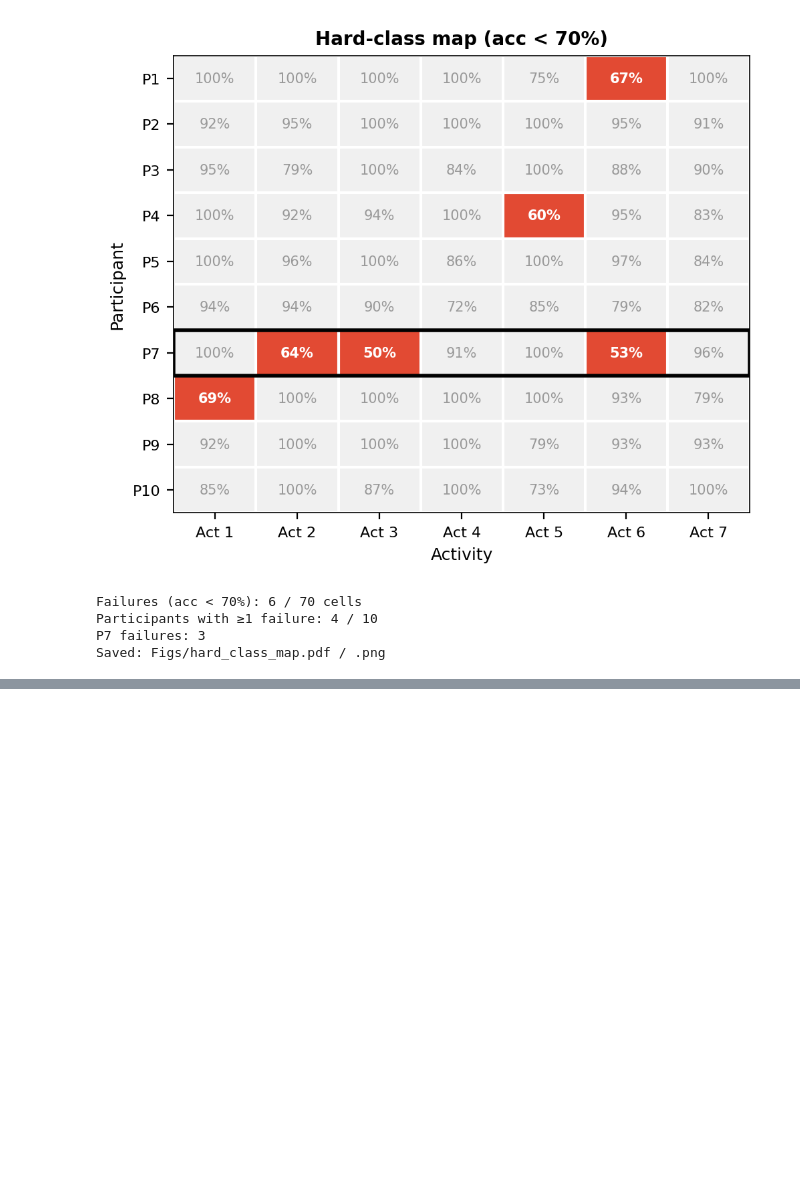
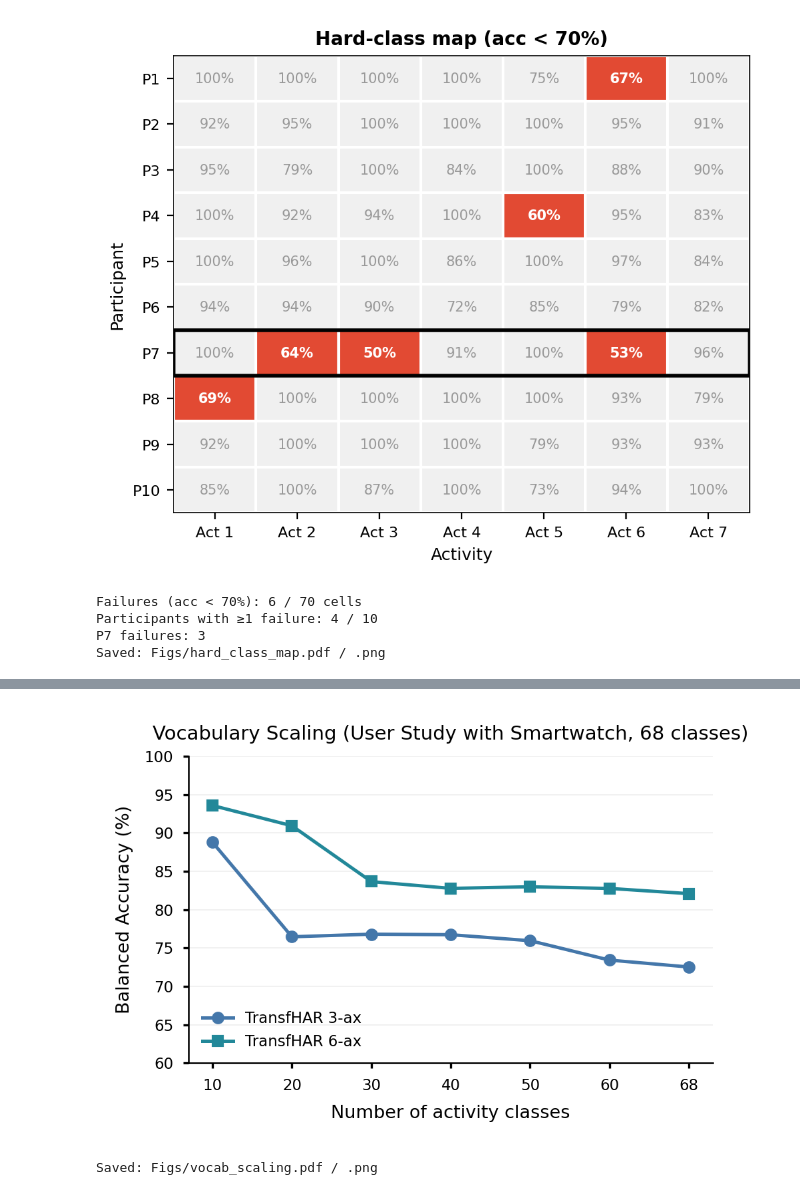
Before and after one commit to Abradshaw1/TransfHAR, a Jupyter notebook: scratch.ipynb, the cells around one changed output, grey strips where cells are left out. Drawn from its saved outputs; the diff is of its cells as text; code cells hidden in the pictures; blank space fills up the shorter version.

```diff
--- a/scratch.ipynb
+++ b/scratch.ipynb
@@ -3096,0 +3191,59 @@ Saved: Figs/fewshot_scaling_combined.pdf / .png
+# %%
+# ── Vocab Scaling: Label Scaling Across Participants (single panel) ──
+import matplotlib.pyplot as plt
+import matplotlib as mpl
+import numpy as np
+from matplotlib.lines import Line2D
+import os
+
+mpl.rcParams.update({
+    'font.family': 'sans-serif',
+    'font.sans-serif': ['Arial', 'Helvetica', 'DejaVu Sans'],
+    'font.size': 7,
+    'axes.linewidth': 0.6,
+    'pdf.fonttype': 42,
+    'ps.fonttype': 42,
+})
+
+# x-axis: number of classes
+x_labels = ['10', '20', '30', '40', '50', '60', '68']
+x = np.arange(len(x_labels))
+
+# Vocab scaling bal_acc (%) — temporal split v2
+acc_gyro_6ax = [93.58, 90.94, 83.66, 82.78, 82.99, 82.77, 82.09]
+acc_only_3ax = [88.79, 76.47, 76.81, 76.74, 75.96, 73.43, 72.53]
+
+# Same blue/cyan colorway as fewshot scaling chart
+blue3  = '#4477AA'
+cyan6  = '#228899'
+
+fig, ax = plt.subplots(figsize=(3.2, 2.2), dpi=300)
+
+ax.plot(x, acc_only_3ax, '-o', color=blue3, markersize=3.5, linewidth=1.2,
+        label='TransfHAR 3-ax', zorder=5)
+ax.plot(x, acc_gyro_6ax, '-s', color=cyan6, markersize=3.5, linewidth=1.2,
+        label='TransfHAR 6-ax', zorder=5)
+
+ax.set_xticks(x)
+ax.set_xticklabels(x_labels, fontsize=6)
+ax.set_xlabel('Number of activity classes', fontsize=6.5)
+ax.set_ylabel('Balanced Accuracy (%)', fontsize=6.5)
+ax.set_title('Vocabulary Scaling (User Study with Smartwatch, 68 classes)', fontsize=7, fontweight='medium', pad=6)
+ax.set_ylim(60, 100)
+ax.grid(axis='y', alpha=0.2, linewidth=0.4)
+ax.set_axisbelow(True)
+for sp in ['top', 'right']:
+    ax.spines[sp].set_visible(False)
+ax.tick_params(axis='both', which='both', length=2, labelsize=5.5)
+
+ax.legend(fontsize=5.5, frameon=False, loc='lower left')
+
+plt.tight_layout()
+os.makedirs("Figs", exist_ok=True)
+plt.savefig('Figs/vocab_scaling.pdf', bbox_inches='tight')
+plt.savefig('Figs/vocab_scaling.png', dpi=300, bbox_inches='tight')
+plt.show()
+print("Saved: Figs/vocab_scaling.pdf / .png")
+# %% [output]
+[figure, added]
+Saved: Figs/vocab_scaling.pdf / .png
```
Also changed, not shown: parts of 6 cells of this notebook, 4 other files.
